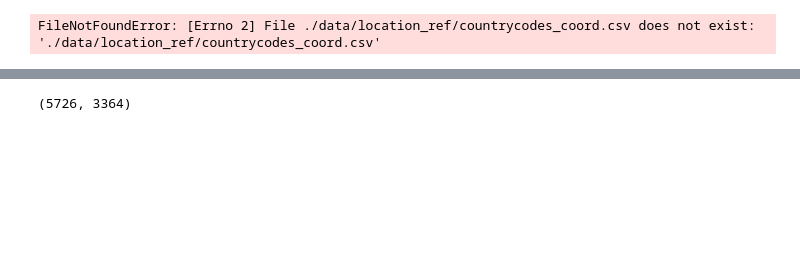
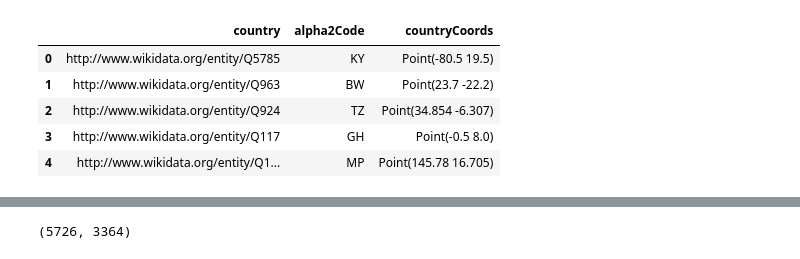
Before and after one commit to laraschmitt/news_flow, a Jupyter notebook: EDA_tweets/EDA_tweets_2020_06.ipynb, the cells around one changed output, grey strips where cells are left out. Drawn from its saved outputs; the diff is of its cells as text; code cells hidden in the pictures; blank space fills up the shorter version.

```diff
--- a/EDA_tweets/EDA_tweets_2020_06.ipynb
+++ b/EDA_tweets/EDA_tweets_2020_06.ipynb
@@ -17,8 +16,11 @@ FileNotFoundError: [Errno 2] File ./data/country_names_multilingual/IP2LOCATION-
 # %%
 # lookup country codes - coordinates
-co_from_cc = pd.read_csv('./data/location_ref/countrycodes_coord.csv')
-country = co_from_cc[co_from_cc['country'] == 'AE']
-(lat, long) = (country['latitude'].to_list()[0], country['longitude'].to_list()[0])
-lat
+co_from_cc = pd.read_csv('../data/location_ref/councode_councood.csv')
+co_from_cc.head()
 # %% [output]
-FileNotFoundError: [Errno 2] File ./data/location_ref/countrycodes_coord.csv does not exist: './data/location_ref/countrycodes_coord.csv'
+|  | country | alpha2Code | countryCoords |
+| 0 | http://www.wikidata.org/entity/Q5785 | KY | Point(-80.5 19.5) |
+| 1 | http://www.wikidata.org/entity/Q963 | BW | Point(23.7 -22.2) |
+| 2 | http://www.wikidata.org/entity/Q924 | TZ | Point(34.854 -6.307) |
+| 3 | http://www.wikidata.org/entity/Q117 | GH | Point(-0.5 8.0) |
+| 4 | http://www.wikidata.org/entity/Q1... | MP | Point(145.78 16.705) |
```
Also changed, not shown: parts of 15 cells of this notebook.
